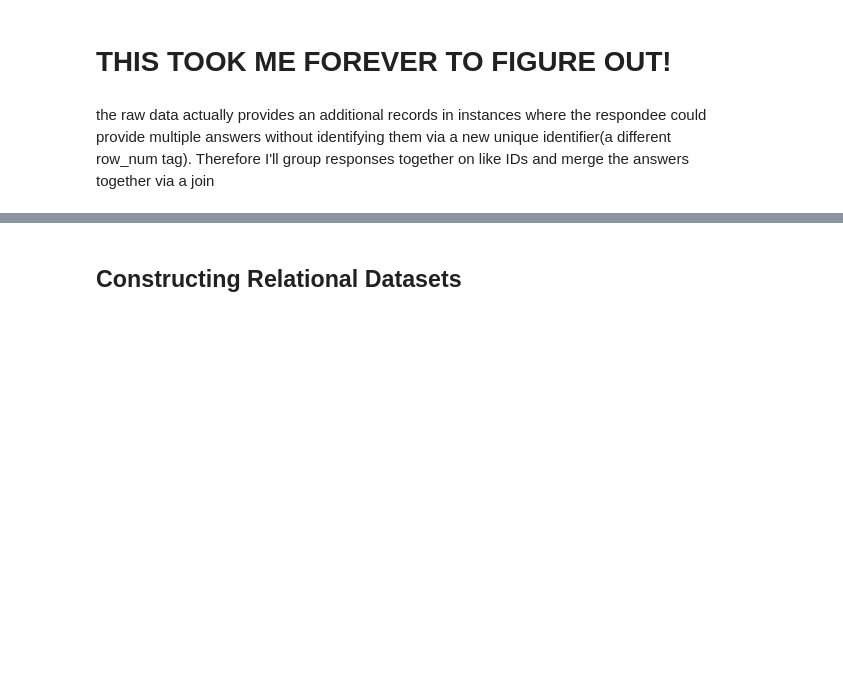
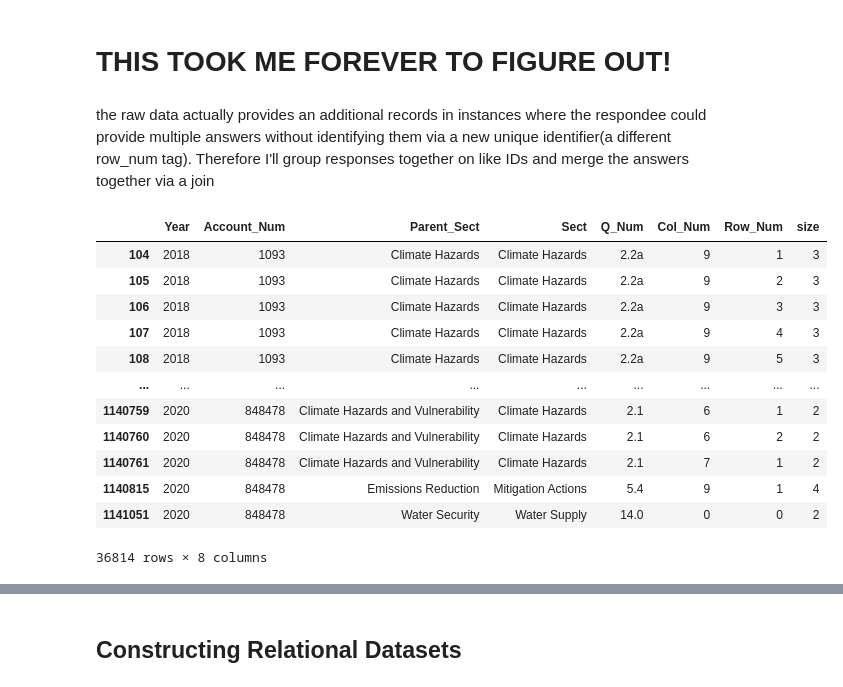
Before and after one commit to mgargiulo07/Springboard-Data-Science-Course, a Jupyter notebook: Capstone_Projects/Capstone_3/Notebooks/01_Data_Wrangling.ipynb, the cells around one changed output, grey strips where cells are left out. Cells and saved outputs as stored; diff of their text form; code cells hidden in the pictures; blank space fills up the shorter version.

```diff
--- a/Capstone_Projects/Capstone_3/Notebooks/01_Data_Wrangling.ipynb
+++ b/Capstone_Projects/Capstone_3/Notebooks/01_Data_Wrangling.ipynb
@@ -154,3 +158,26 @@ Cities_Responses.head()
 the raw data actually provides an additional records in instances where the respondee could provide multiple answers without identifying them via a new unique identifier(a different row_num tag). Therefore I'll group responses together on like IDs and merge the answers together via a join
 # %%
 Cities_Responses.Answer = Cities_Responses.Answer.astype('str')
+# %%
+report_questions = Cities_Responses.groupby(['Year',
+                          'Account_Num',
+                          'Parent_Sect',
+                          'Sect',
+                          'Q_Num',
+                          'Col_Num',
+                          'Row_Num'], as_index=False).size()
+report_questions.query("size>1")
+# %% [output]
+|  | Year | Account_Num | Parent_Sect | Sect | Q_Num | Col_Num | Row_Num | size |
+| 104 | 2018 | 1093 | Climate Hazards | Climate Hazards | 2.2a | 9 | 1 | 3 |
+| 105 | 2018 | 1093 | Climate Hazards | Climate Hazards | 2.2a | 9 | 2 | 3 |
+| 106 | 2018 | 1093 | Climate Hazards | Climate Hazards | 2.2a | 9 | 3 | 3 |
+| 107 | 2018 | 1093 | Climate Hazards | Climate Hazards | 2.2a | 9 | 4 | 3 |
+| 108 | 2018 | 1093 | Climate Hazards | Climate Hazards | 2.2a | 9 | 5 | 3 |
+| ... | ... | ... | ... | ... | ... | ... | ... | ... |
+| 1140759 | 2020 | 848478 | Climate Hazards and Vulnerability | Climate Hazards | 2.1 | 6 | 1 | 2 |
+| 1140760 | 2020 | 848478 | Climate Hazards and Vulnerability | Climate Hazards | 2.1 | 6 | 2 | 2 |
+| 1140761 | 2020 | 848478 | Climate Hazards and Vulnerability | Climate Hazards | 2.1 | 7 | 1 | 2 |
+| 1140815 | 2020 | 848478 | Emissions Reduction | Mitigation Actions | 5.4 | 9 | 1 | 4 |
+| 1141051 | 2020 | 848478 | Water Security | Water Supply | 14.0 | 0 | 0 | 2 |
+36814 rows × 8 columns
```
Also changed, not shown: parts of 4 cells of this notebook, 6 other files.
